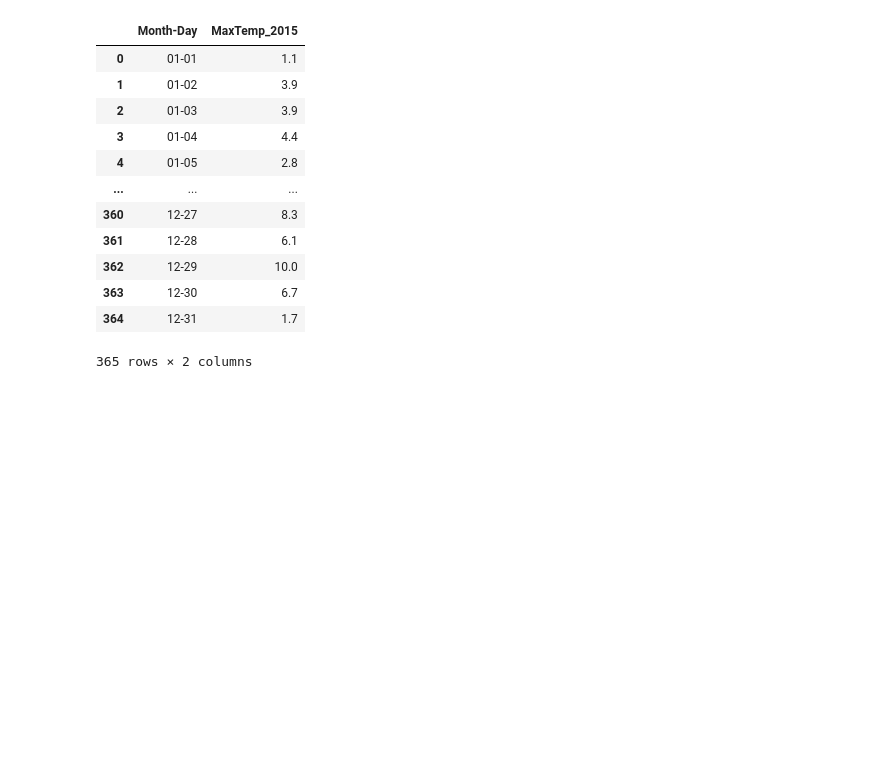
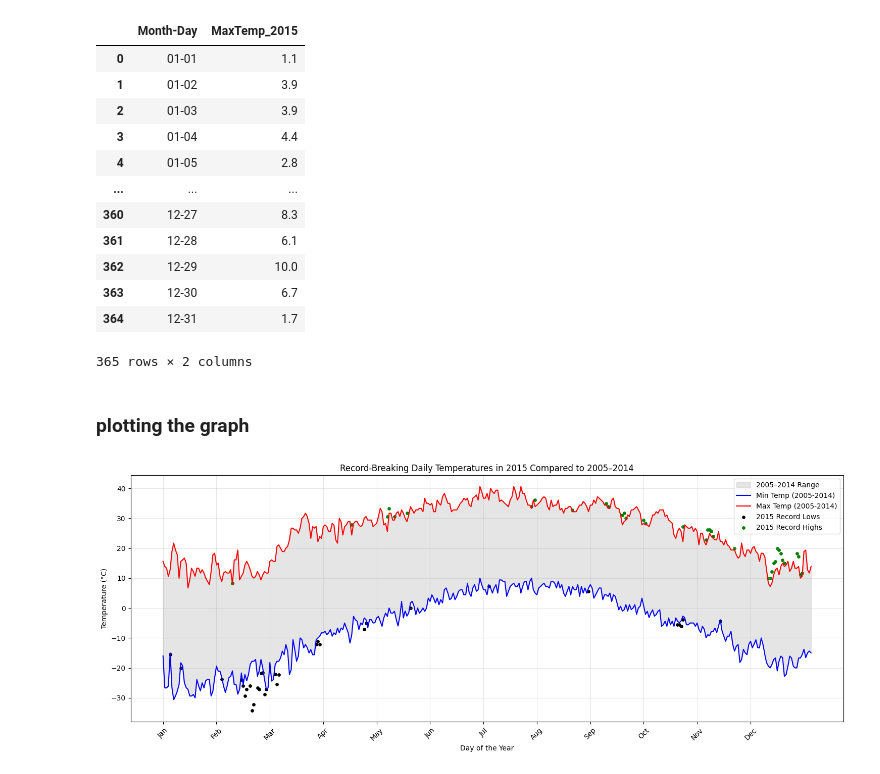
Before and after one commit to Zainab-Ayoub/plottingWeatherPattern, a Jupyter notebook: main.ipynb, the cells around one changed output. Saved outputs shown, nothing was run; the diff lists cells and outputs as text; code cells hidden in the pictures; blank space fills up the shorter version.

```diff
--- a/main.ipynb
+++ b/main.ipynb
@@ -321,3 +322,42 @@ display(max_temp_2015)
 | 363 | 12-30 | 6.7 |
 | 364 | 12-31 | 1.7 |
 365 rows × 2 columns
+# %% [markdown]
+### plotting the graph
+# %%
+import matplotlib.pyplot as plt
+from calendar import month_abbr
+
+merged_min = pd.merge(min_temp_decade, min_temp_2015, on='Month-Day')
+merged_max = pd.merge(max_temp_decade, max_temp_2015, on='Month-Day')
+
+record_lows_2015 = merged_min[merged_min['MinTemp_2015'] < merged_min['MinTemp_2005_2014']]
+record_highs_2015 = merged_max[merged_max['MaxTemp_2015'] > merged_max['MaxTemp_2005_2014']]
+
+plt.figure(figsize=(15, 6))
+
+plt.fill_between(
+    min_temp_decade['Month-Day'],
+    min_temp_decade['MinTemp_2005_2014'],
+    max_temp_decade['MaxTemp_2005_2014'],
+    color='gray',
+    alpha=0.2,
+    label='2005–2014 Range'
+)
+
+plt.plot(min_temp_decade['Month-Day'], min_temp_decade['MinTemp_2005_2014'], label='Min Temp (2005-2014)', color='blue')
+plt.plot(max_temp_decade['Month-Day'], max_temp_decade['MaxTemp_2005_2014'], label='Max Temp (2005-2014)', color='red')
+
+plt.scatter(record_lows_2015['Month-Day'], record_lows_2015['MinTemp_2015'], s=15, color='black', label='2015 Record Lows')
+plt.scatter(record_highs_2015['Month-Day'], record_highs_2015['MaxTemp_2015'], s=15, color='green', label='2015 Record Highs')
+
+plt.xlabel('Day of the Year')
+plt.ylabel('Temperature (°C)')
+plt.title('Record-Breaking Daily Temperatures in 2015 Compared to 2005–2014')
+plt.xticks(ticks=[i for i in range(0, 365, 30)][0:12], labels=month_abbr[1:13], rotation=45)
+plt.legend()
+plt.tight_layout()
+plt.grid(alpha=0.3)
+plt.show()
+# %% [output]
+[figure, added]
```
Also changed, not shown: parts of 2 cells of this notebook, 5 other files.
